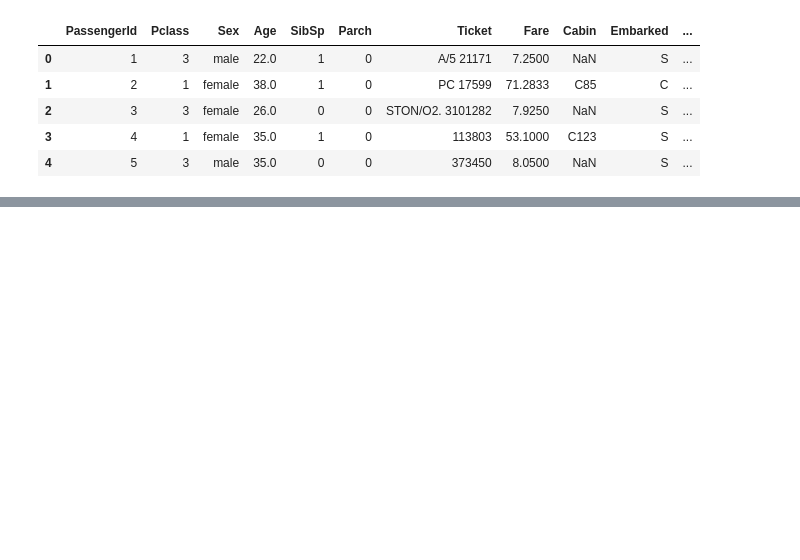
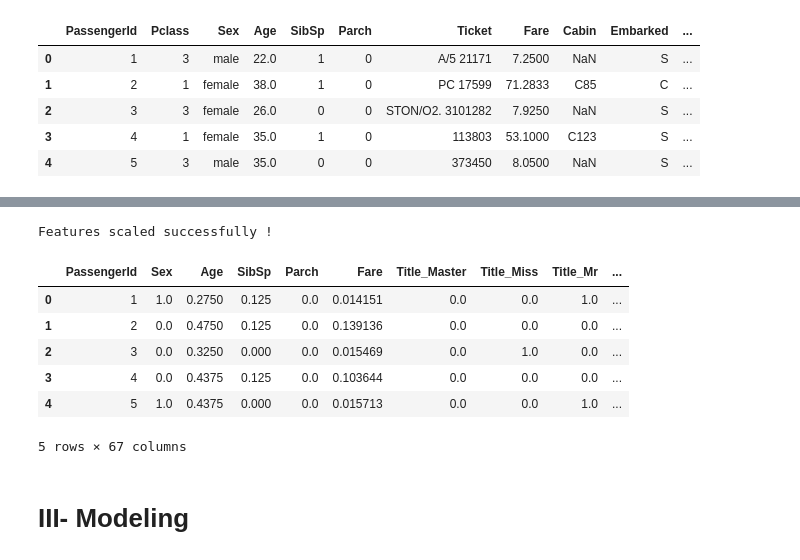
Before and after one commit to Naveed1842/DataScience-Projects, a Jupyter notebook: kaggle-titanic/Data_Exploration.ipynb, the cells around one changed output, grey strips where cells are left out. Drawn from its saved outputs; the diff is of its cells as text; code cells hidden in the pictures; blank space fills up the shorter version.

Commit message:
Adding code for modeling

```diff
--- a/kaggle-titanic/Data_Exploration.ipynb
+++ b/kaggle-titanic/Data_Exploration.ipynb
@@ -421,0 +746,16 @@ combined.head()
+# %%
+scale_all_features()
+# %% [output]
+Features scaled successfully !
+# %%
+combined.head()
+# %% [output]
+|  | PassengerId | Sex | Age | SibSp | Parch | Fare | Title_Master | Title_Miss | Title_Mr | ... |
+| 0 | 1 | 1.0 | 0.2750 | 0.125 | 0.0 | 0.014151 | 0.0 | 0.0 | 1.0 | ... |
+| 1 | 2 | 0.0 | 0.4750 | 0.125 | 0.0 | 0.139136 | 0.0 | 0.0 | 0.0 | ... |
+| 2 | 3 | 0.0 | 0.3250 | 0.000 | 0.0 | 0.015469 | 0.0 | 1.0 | 0.0 | ... |
+| 3 | 4 | 0.0 | 0.4375 | 0.125 | 0.0 | 0.103644 | 0.0 | 0.0 | 0.0 | ... |
+| 4 | 5 | 1.0 | 0.4375 | 0.000 | 0.0 | 0.015713 | 0.0 | 0.0 | 1.0 | ... |
+5 rows × 67 columns
+# %% [markdown]
+# III- Modeling
```
Also changed, not shown: parts of 72 cells of this notebook.
